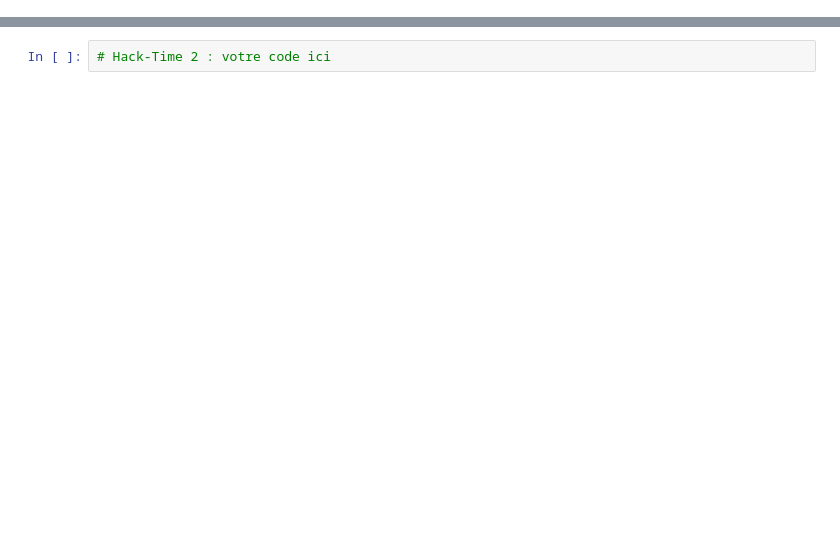
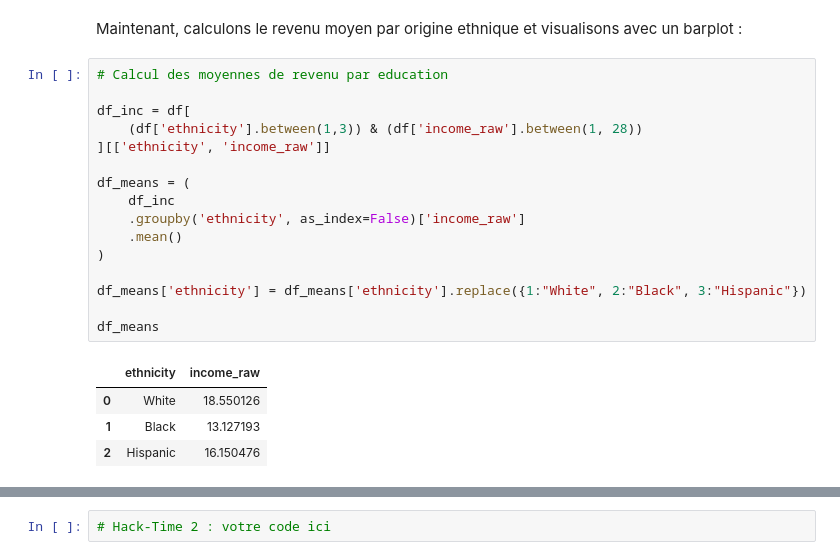
Before and after one commit to SciencesPoBordeaux/data-viz, a Jupyter notebook: notebooks/08-bivariee-i.ipynb, the cells around one changed output, grey strips where cells are left out. Drawn from its saved outputs; the diff is of its cells as text; blank space fills up the shorter version.

```diff
--- a/notebooks/08-bivariee-i.ipynb
+++ b/notebooks/08-bivariee-i.ipynb
@@ -76,0 +174,23 @@ On calcule les moyennes avec pandas puis on trace une ligne.
+# %% [markdown]
+Maintenant, calculons le revenu moyen par origine ethnique et visualisons avec un barplot :
+# %%
+# Calcul des moyennes de revenu par education
+
+df_inc = df[
+    (df['ethnicity'].between(1,3)) & (df['income_raw'].between(1, 28))
+][['ethnicity', 'income_raw']]
+
+df_means = (
+    df_inc
+    .groupby('ethnicity', as_index=False)['income_raw']
+    .mean()
+)
+
+df_means['ethnicity'] = df_means['ethnicity'].replace({1:"White", 2:"Black", 3:"Hispanic"})
+
+df_means
+# %% [output]
+|  | ethnicity | income_raw |
+| 0 | White | 18.550126 |
+| 1 | Black | 13.127193 |
+| 2 | Hispanic | 16.150476 |
```
Also changed, not shown: parts of 47 cells of this notebook.
